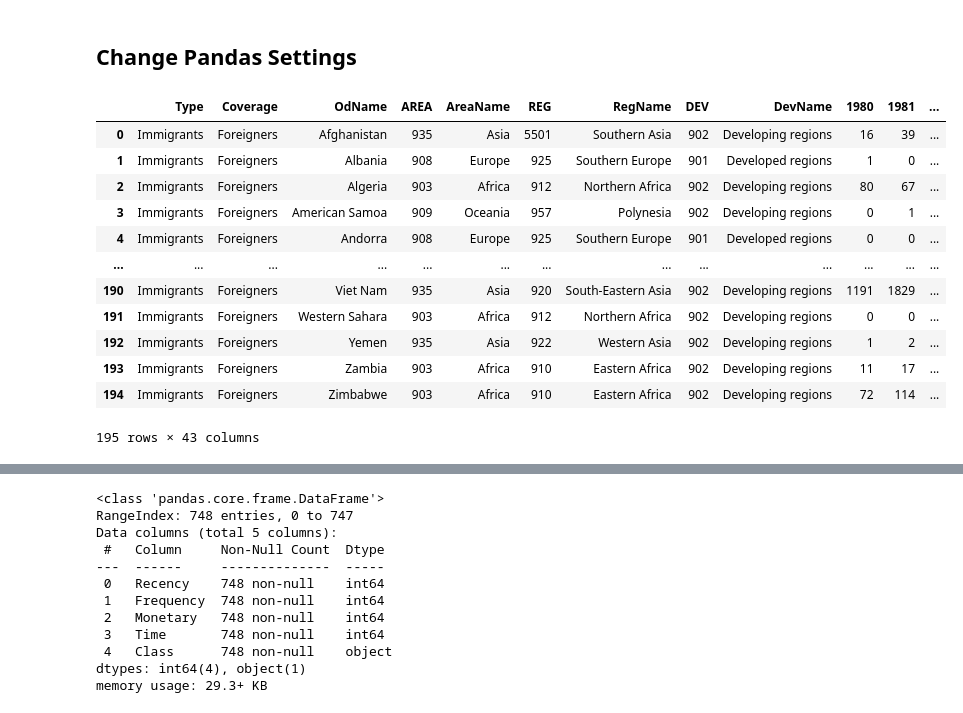
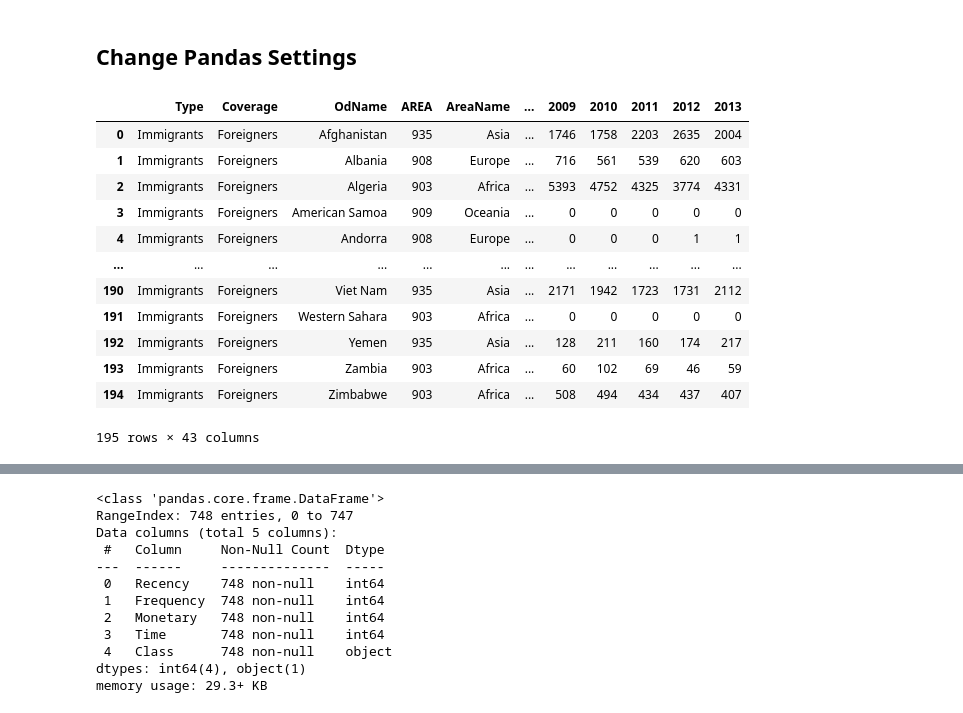
Before and after one commit to Natasha7769/data-analytics-digipodium, a Jupyter notebook: Pandas_basics/analysis.ipynb, the cells around one changed output, grey strips where cells are left out. Saved outputs shown, nothing was run; the diff lists cells and outputs as text; code cells hidden in the pictures.

```diff
--- a/Pandas_basics/analysis.ipynb
+++ b/Pandas_basics/analysis.ipynb
@@ -284,22 +281,22 @@ df.iloc[:,0:5]  #all rows and first 5 columns
 # %% [markdown]
 ## Change Pandas Settings
 # %%
-pd.set_option('display.max_column',None)
-# pd.set_option('display.max_column',10)
+# pd.set_option('display.max_column',None)
+pd.set_option('display.max_column',10)
 df
 # %% [output]
-|  | Type | Coverage | OdName | AREA | AreaName | REG | RegName | DEV | DevName | 1980 | 1981 | ... |
-| 0 | Immigrants | Foreigners | Afghanistan | 935 | Asia | 5501 | Southern Asia | 902 | Developing regions | 16 | 39 | ... |
-| 1 | Immigrants | Foreigners | Albania | 908 | Europe | 925 | Southern Europe | 901 | Developed regions | 1 | 0 | ... |
-| 2 | Immigrants | Foreigners | Algeria | 903 | Africa | 912 | Northern Africa | 902 | Developing regions | 80 | 67 | ... |
-| 3 | Immigrants | Foreigners | American Samoa | 909 | Oceania | 957 | Polynesia | 902 | Developing regions | 0 | 1 | ... |
-| 4 | Immigrants | Foreigners | Andorra | 908 | Europe | 925 | Southern Europe | 901 | Developed regions | 0 | 0 | ... |
-| ... | ... | ... | ... | ... | ... | ... | ... | ... | ... | ... | ... | ... |
-| 190 | Immigrants | Foreigners | Viet Nam | 935 | Asia | 920 | South-Eastern Asia | 902 | Developing regions | 1191 | 1829 | ... |
-| 191 | Immigrants | Foreigners | Western Sahara | 903 | Africa | 912 | Northern Africa | 902 | Developing regions | 0 | 0 | ... |
-| 192 | Immigrants | Foreigners | Yemen | 935 | Asia | 922 | Western Asia | 902 | Developing regions | 1 | 2 | ... |
-| 193 | Immigrants | Foreigners | Zambia | 903 | Africa | 910 | Eastern Africa | 902 | Developing regions | 11 | 17 | ... |
-| 194 | Immigrants | Foreigners | Zimbabwe | 903 | Africa | 910 | Eastern Africa | 902 | Developing regions | 72 | 114 | ... |
+|  | Type | Coverage | OdName | AREA | AreaName | ... | 2009 | 2010 | 2011 | 2012 | 2013 |
+| 0 | Immigrants | Foreigners | Afghanistan | 935 | Asia | ... | 1746 | 1758 | 2203 | 2635 | 2004 |
+| 1 | Immigrants | Foreigners | Albania | 908 | Europe | ... | 716 | 561 | 539 | 620 | 603 |
+| 2 | Immigrants | Foreigners | Algeria | 903 | Africa | ... | 5393 | 4752 | 4325 | 3774 | 4331 |
+| 3 | Immigrants | Foreigners | American Samoa | 909 | Oceania | ... | 0 | 0 | 0 | 0 | 0 |
+| 4 | Immigrants | Foreigners | Andorra | 908 | Europe | ... | 0 | 0 | 0 | 1 | 1 |
+| ... | ... | ... | ... | ... | ... | ... | ... | ... | ... | ... | ... |
+| 190 | Immigrants | Foreigners | Viet Nam | 935 | Asia | ... | 2171 | 1942 | 1723 | 1731 | 2112 |
+| 191 | Immigrants | Foreigners | Western Sahara | 903 | Africa | ... | 0 | 0 | 0 | 0 | 0 |
+| 192 | Immigrants | Foreigners | Yemen | 935 | Asia | ... | 128 | 211 | 160 | 174 | 217 |
+| 193 | Immigrants | Foreigners | Zambia | 903 | Africa | ... | 60 | 102 | 69 | 46 | 59 |
+| 194 | Immigrants | Foreigners | Zimbabwe | 903 | Africa | ... | 508 | 494 | 434 | 437 | 407 |
 195 rows × 43 columns
 # %%
 df.info()
```
Also changed, not shown: parts of 11 cells of this notebook, 1 other file.
